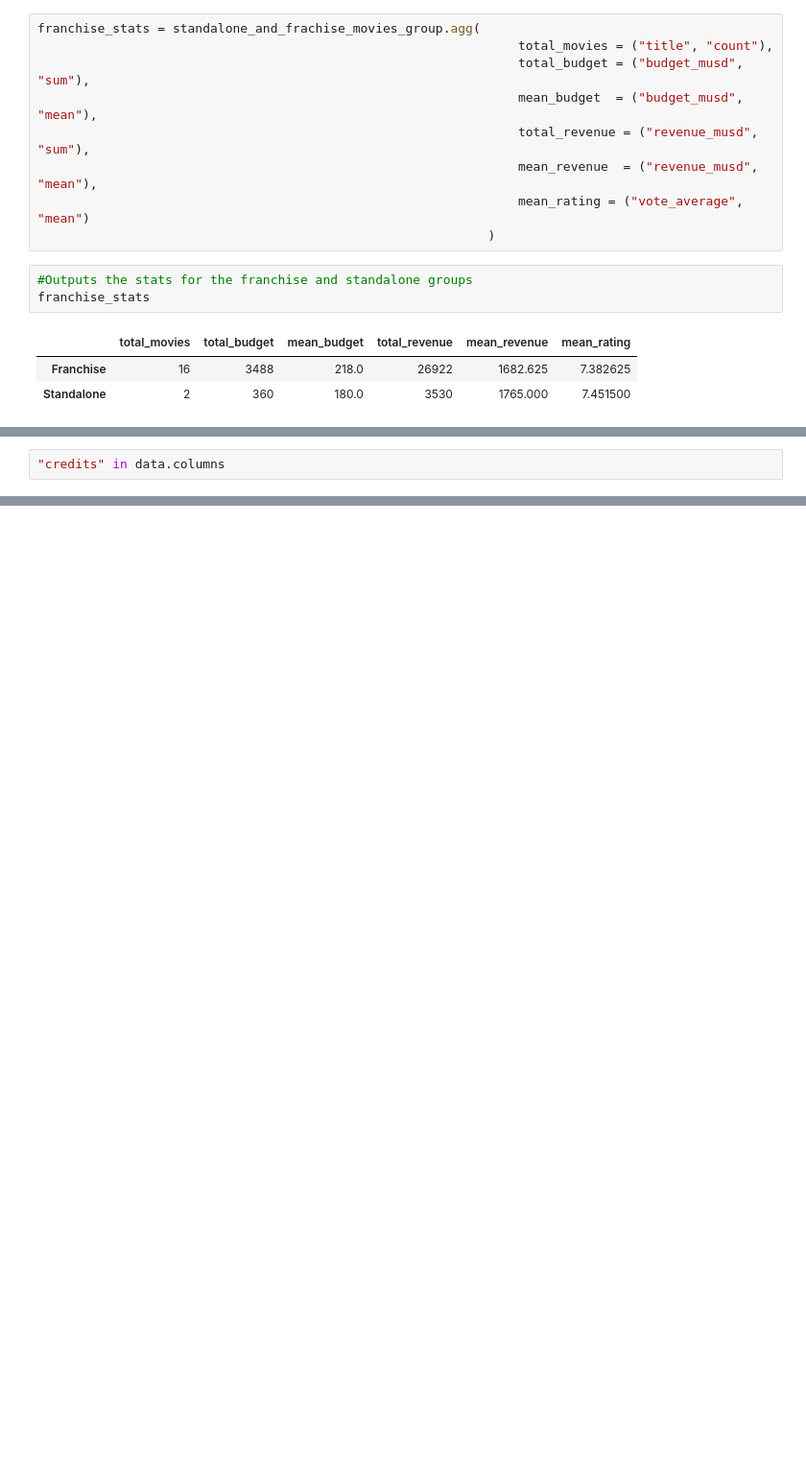
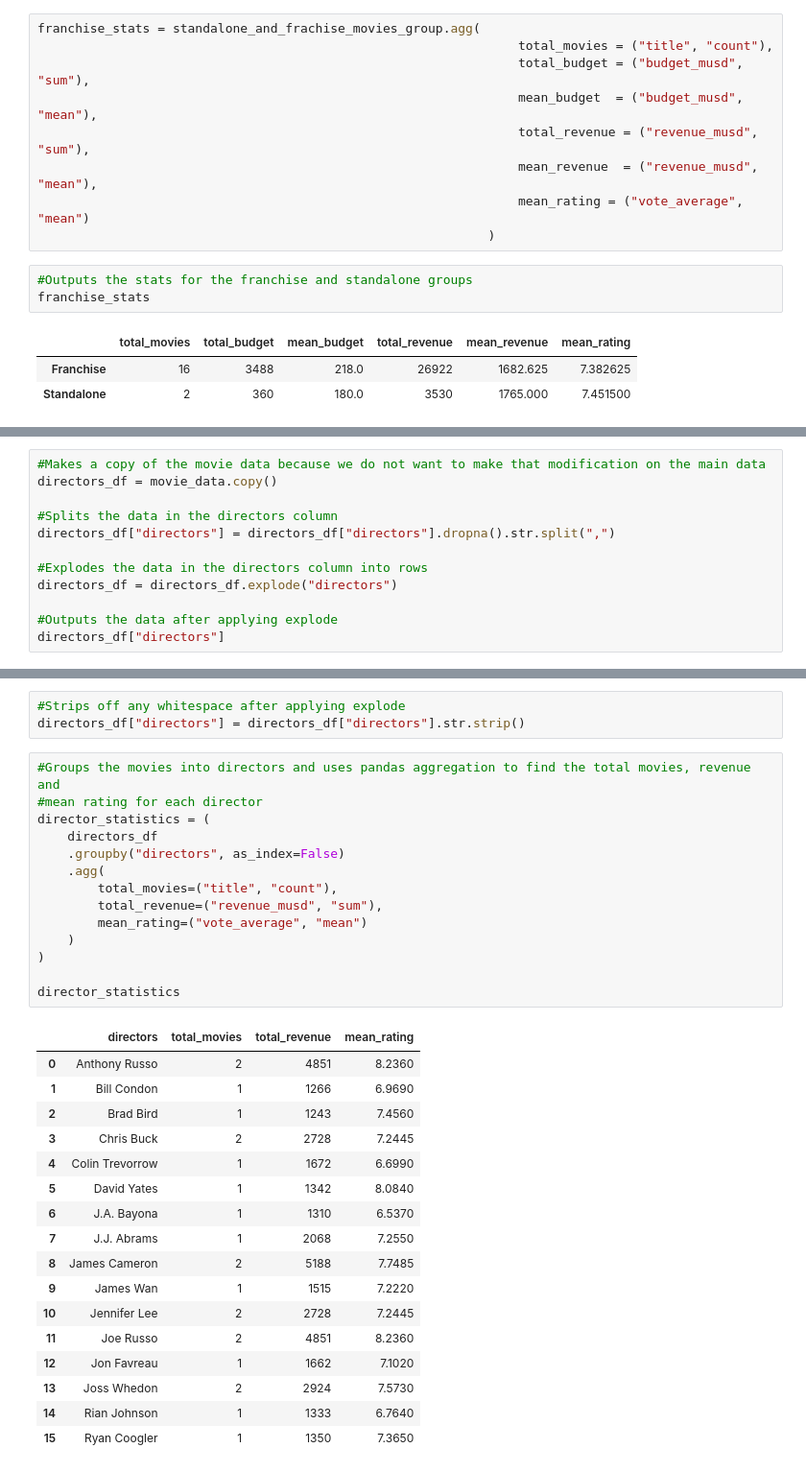
Before and after one commit to PercyAyimbilaNsolemna/TMDB_Movie_Data_Analysis, a Jupyter notebook: Notebook/movieAnalysis.ipynb, the cells around one changed output, grey strips where cells are left out. Shown at 96% size. Cells and saved outputs as stored; diff of their text form; blank space fills up the shorter version.

Commit message:
Added code to check most successful directors based on revenue, total movies directed and mean rating.

```diff
--- a/Notebook/movieAnalysis.ipynb
+++ b/Notebook/movieAnalysis.ipynb
@@ -1059,3 +1056,13 @@ franchise_stats
 # %%
-"credits" in data.columns
+#Makes a copy of the movie data because we do not want to make that modification on the main data
+directors_df = movie_data.copy()
+
+#Splits the data in the directors column
+directors_df["directors"] = directors_df["directors"].dropna().str.split(",")
+
+#Explodes the data in the directors column into rows
+directors_df = directors_df.explode("directors")
+
+#Outputs the data after applying explode
+directors_df["directors"]
 # %% [output]
@@ -1062,0 +1086,35 @@ False
+# %%
+#Strips off any whitespace after applying explode
+directors_df["directors"] = directors_df["directors"].str.strip()
+# %%
+#Groups the movies into directors and uses pandas aggregation to find the total movies, revenue and
+#mean rating for each director
+director_statistics = (
+    directors_df
+    .groupby("directors", as_index=False)
+    .agg(
+        total_movies=("title", "count"),
+        total_revenue=("revenue_musd", "sum"),
+        mean_rating=("vote_average", "mean")
+    )
+)
+
+director_statistics
+# %% [output]
+|  | directors | total_movies | total_revenue | mean_rating |
+| 0 | Anthony Russo | 2 | 4851 | 8.2360 |
+| 1 | Bill Condon | 1 | 1266 | 6.9690 |
+| 2 | Brad Bird | 1 | 1243 | 7.4560 |
+| 3 | Chris Buck | 2 | 2728 | 7.2445 |
+| 4 | Colin Trevorrow | 1 | 1672 | 6.6990 |
+| 5 | David Yates | 1 | 1342 | 8.0840 |
+| 6 | J.A. Bayona | 1 | 1310 | 6.5370 |
+| 7 | J.J. Abrams | 1 | 2068 | 7.2550 |
+| 8 | James Cameron | 2 | 5188 | 7.7485 |
+| 9 | James Wan | 1 | 1515 | 7.2220 |
+| 10 | Jennifer Lee | 2 | 2728 | 7.2445 |
+| 11 | Joe Russo | 2 | 4851 | 8.2360 |
+| 12 | Jon Favreau | 1 | 1662 | 7.1020 |
+| 13 | Joss Whedon | 2 | 2924 | 7.5730 |
+| 14 | Rian Johnson | 1 | 1333 | 6.7640 |
+| 15 | Ryan Coogler | 1 | 1350 | 7.3650 |
```
Also changed, not shown: parts of 13 cells of this notebook.
